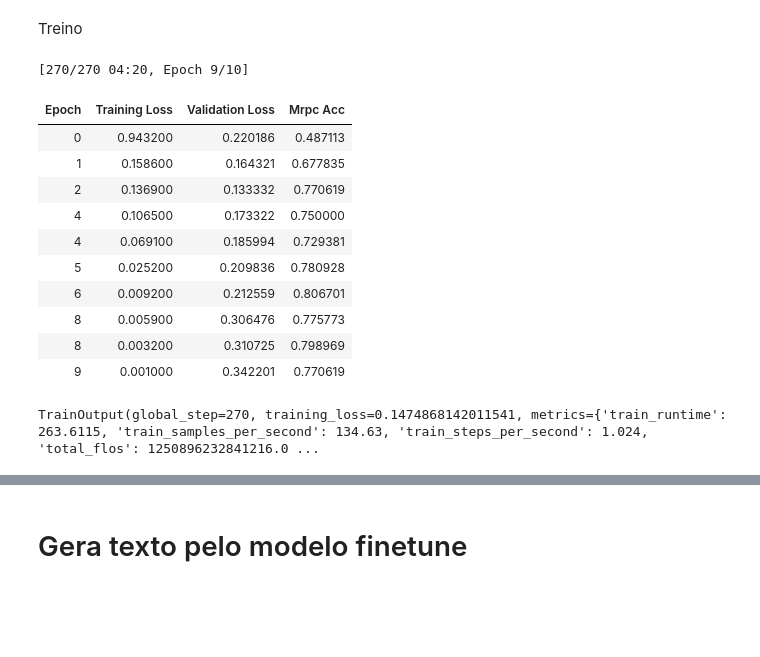
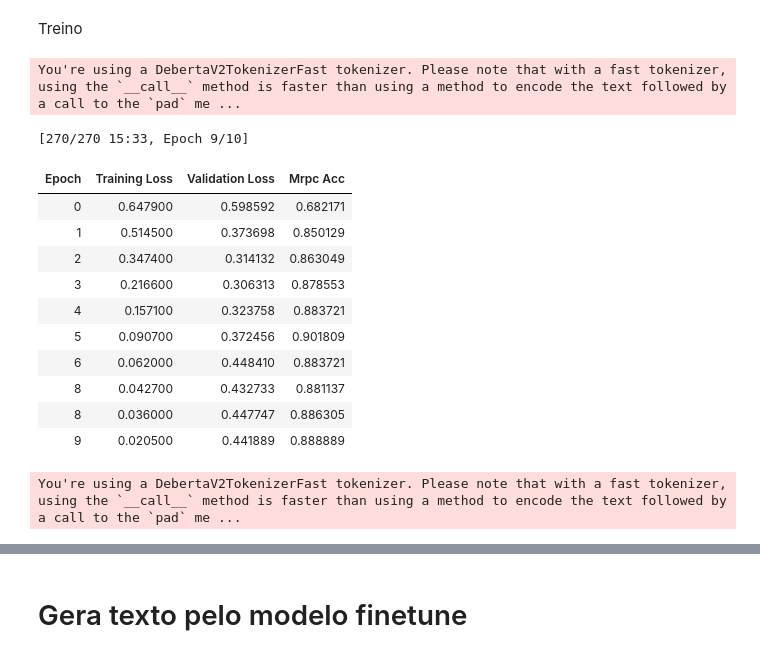
Before and after one commit to thacio/LLM-Notebooks, a Jupyter notebook: Finetunning-LanguageModel.ipynb, the cells around one changed output, grey strips where cells are left out. Cells and saved outputs as stored; diff of their text form; code cells hidden in the pictures; blank space fills up the shorter version.

Commit message:
finetune de encoders

```diff
--- a/Finetunning-LanguageModel.ipynb
+++ b/Finetunning-LanguageModel.ipynb
@@ -441,6 +496,9 @@ import numpy as np
 def compute_metrics(eval_pred):
     predictions, labels = eval_pred
     result = {}
+
+    if model_type=='encoder':
+        return mrpc_metric(predictions,labels)
 
     predictions=list(predictions)
     labels=list(labels)
@@ -452,19 +510,6 @@ def compute_metrics(eval_pred):
             # # Split nos  tokens gerados considerando o target_bos_token para identificar o input e o label
             index = np.where(predictions[i] == target_bos_token_id)[0][0]
             predictions[i] = predictions[i][index+1:] # texto gerado após o input
-
-            # # Remove os valores até o eos_token_id ou o pad_token_id
-            # # (o model.generate no evaluate está gerando texto além dos pads, o que está causando erro no processamento abaixo)
-            # split_index = None
-            # for j in range(len(predictions[i])):
-            #     if predictions[i][j] == tokenizer.eos_token_id:
-            #         split_index = j + 1
-            #         break
-            #     elif predictions[i][j] == tokenizer.pad_token_id and split_index is None:
-            #         split_index = j
-            # if split_index is not None:
-            #     predictions[i] = predictions[i][:split_index]
-
 
     for i in range(0,len(labels)):
         # remove  os ids que não podem ser decodificados
@@ -494,3 +543,14 @@ def compute_metrics(eval_pred):
+# %%
+import numpy as np
+from evaluate import load
+
+if model_type=='encoder':
+    def compute_metrics(eval_pred):
+        predictions, labels = eval_pred
+        predictions = np.argmax(predictions, axis=1)
+        acc_metric = load("accuracy")
+        result = acc_metric.compute(predictions=predictions,references=labels)
+        return {'mrpc_acc': result['accuracy']}
 # %% [markdown]
 # DataCollator para Encoder-Decoder (Causal Language Modeling)
 
@@ -975,7 +1035,7 @@ class Seq2SeqTrainerModified(Trainer):
 # %% [markdown]
 Treino
 # %%
-from transformers import TrainingArguments, Trainer, Seq2SeqTrainingArguments, Seq2SeqTrainer
+from transformers import TrainingArguments, Trainer, Seq2SeqTrainingArguments, Seq2SeqTrainer, DataCollatorWithPadding
 import torch
 import os
 
@@ -984,10 +1044,17 @@ if model_type=='decoder':
     data_collator = DataCollatorWithPaddingModified(tokenizer,max_length=model.config.n_positions,pad_to_multiple_of=8,return_tensors='pt')
     compute_metrics=compute_metrics
     learning_rate=1e-4
+    predict_with_generate=True
 elif model_type=='encoder-decoder':
     data_collator = DataCollatorForSeq2SeqModified(tokenizer,model=model,max_length=context_length,pad_to_multiple_of=8,return_tensors='pt')
     compute_metrics=compute_metrics
     learning_rate=1e-4
+    predict_with_generate=True
+elif model_type=='encoder':
+    data_collator = DataCollatorWithPadding(tokenizer,max_length=context_length,pad_to_multiple_of=8,return_tensors='pt')
+    compute_metrics=compute_metrics
+    learning_rate=5e-5
+    predict_with_generate=False
 
 args = Seq2SeqTrainingArguments(
     output_dir=output_dir,
@@ -1000,51 +1067,53 @@ args = Seq2SeqTrainingArguments(
 
     logging_strategy="epoch",
     logging_steps=1,
-    predict_with_generate=True,
+    predict_with_generate=predict_with_generate,
     # resume_from_checkpoint=RESUME_FROM_CHECKPOINT,
 
     per_device_train_batch_size=BATCH_SIZE,
     per_device_eval_batch_size=EVAL_BATCH_SIZE,
     gradient_accumulation_steps = gradient_accumulation_steps,
 
     num_train_epochs=epochs,
 
-    lr_scheduler_type="constant",
+    lr_scheduler_type="linear",
+    warmup_ratio=0.1, # warmup de 10% do treino
     learning_rate=learning_rate,
     weight_decay=0.1,
 
-    fp16=True,
-    fp16_full_eval=True,
+    fp16=fp16,
+    fp16_full_eval=fp16,
     dataloader_num_workers=1,
     # push_to_hub=True,
     # hub_token='token_do_huggingface',
     # hub_strategy="checkpoint",
     # hub_model_id="nome_do_usuario/nome_do_mudelo",
 )
 
 
 trainer = Seq2SeqTrainerModified(
     model=model,
     tokenizer=tokenizer,
     args=args,
     data_collator=data_collator,
     train_dataset=ds_tokenizado["train"],
     eval_dataset=ds_tokenizado["validation"],
     compute_metrics=compute_metrics,
 )
 
 trainer.train(resume_from_checkpoint=RESUME_FROM_CHECKPOINT)
 # %% [output]
-[270/270 04:20, Epoch 9/10]
+You're using a DebertaV2TokenizerFast tokenizer. Please note that with a fast tokenizer, using the `__call__` method is faster than using a method to encode the text followed by a call to the `pad` me ...
+[270/270 15:33, Epoch 9/10]
 | Epoch | Training Loss | Validation Loss | Mrpc Acc |
-| 0 | 0.943200 | 0.220186 | 0.487113 |
-| 1 | 0.158600 | 0.164321 | 0.677835 |
-| 2 | 0.136900 | 0.133332 | 0.770619 |
-| 4 | 0.106500 | 0.173322 | 0.750000 |
-| 4 | 0.069100 | 0.185994 | 0.729381 |
-| 5 | 0.025200 | 0.209836 | 0.780928 |
-| 6 | 0.009200 | 0.212559 | 0.806701 |
-| 8 | 0.005900 | 0.306476 | 0.775773 |
-| 8 | 0.003200 | 0.310725 | 0.798969 |
-| 9 | 0.001000 | 0.342201 | 0.770619 |
+| 0 | 0.647900 | 0.598592 | 0.682171 |
+| 1 | 0.514500 | 0.373698 | 0.850129 |
+| 2 | 0.347400 | 0.314132 | 0.863049 |
+| 3 | 0.216600 | 0.306313 | 0.878553 |
+| 4 | 0.157100 | 0.323758 | 0.883721 |
+| 5 | 0.090700 | 0.372456 | 0.901809 |
+| 6 | 0.062000 | 0.448410 | 0.883721 |
+| 8 | 0.042700 | 0.432733 | 0.881137 |
+| 8 | 0.036000 | 0.447747 | 0.886305 |
+| 9 | 0.020500 | 0.441889 | 0.888889 |
-TrainOutput(global_step=270, training_loss=0.1474868142011541, metrics={'train_runtime': 263.6115, 'train_samples_per_second': 134.63, 'train_steps_per_second': 1.024, 'total_flos': 1250896232841216.0 ...
+You're using a DebertaV2TokenizerFast tokenizer. Please note that with a fast tokenizer, using the `__call__` method is faster than using a method to encode the text followed by a call to the `pad` me ...
```
Also changed, not shown: parts of 16 cells of this notebook.
